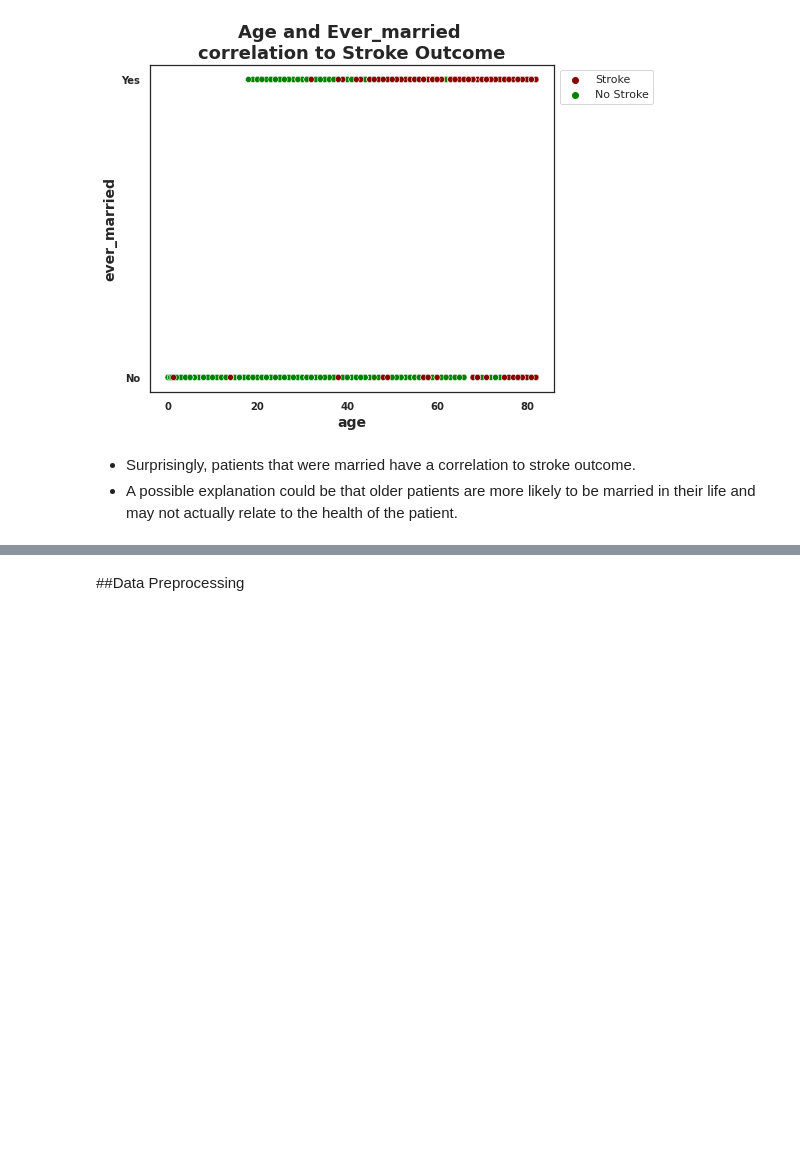
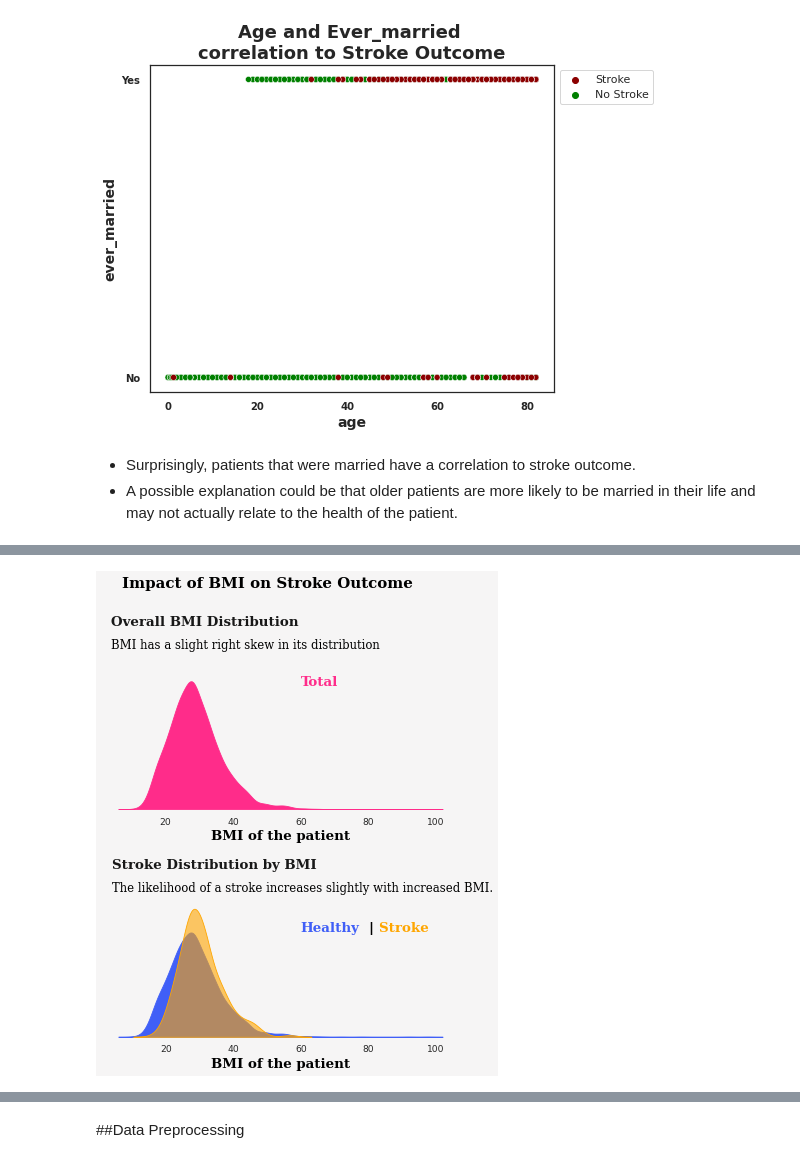
Before and after one commit to coding-dojo-data-science/Project-2-exemplar, a Jupyter notebook: Stroke_Prediction_Project.ipynb, the cells around one changed output, grey strips where cells are left out. Cells and saved outputs as stored; diff of their text form; code cells hidden in the pictures; blank space fills up the shorter version.

```diff
--- a/Stroke_Prediction_Project.ipynb
+++ b/Stroke_Prediction_Project.ipynb
@@ -434,0 +483,47 @@ scatter_plot('age', 'ever_married')
+# %%
+fig = plt.figure(figsize = (22,10), dpi = 60)
+
+gs = fig.add_gridspec(10,22)
+gs.update(wspace = 1, hspace = 0.05)
+
+#Subplots
+ax2 = fig.add_subplot(gs[1:4,0:8])
+ax3 = fig.add_subplot(gs[6:9, 0:8])
+
+#Axes settings
+axes = [ ax2, ax3]
+for ax in axes:
+    ax.axes.get_yaxis().set_visible(False)
+    ax.set_facecolor('#f6f5f5')
+
+    for loc in ['left', 'right', 'top', 'bottom']:
+        ax.spines[loc].set_visible(False)
+
+fig.patch.set_facecolor('#f6f5f5')
+
+
+#Distribution plots
+sns.kdeplot(data = df, x = 'bmi', ax = ax2, shade = True, color = '#ff2c8a', alpha = 1, )
+ax2.set_xlabel('BMI of the patient', fontdict = {'fontfamily':'Serif', 'color': 'black', 'size': 16,'weight':'bold' })
+ax2.text(4,0.0835,'Overall BMI Distribution', fontdict = {'fontfamily':'Serif', 'color': 'black', 'size': 16,'weight':'bold'}, alpha = 0.9)
+ax2.text(4,0.073, 'BMI has a slight right skew in its distribution', fontdict = {'fontfamily':'Serif', 'color': 'black', 'size': 14})
+
+ax2.text(60,0.056, 'Total', {'fontfamily': 'Serif','weight':'bold', 'Size': '16','style':'normal', 'weight':'bold','color':'#ff2c8a'})
+
+#Distribution plots with hue of strokes
+sns.kdeplot(data = df[df['stroke'] == 0], x = 'bmi',ax = ax3, shade = True,  alpha = 1, color = '#405ff7' )
+sns.kdeplot(data = df[df['stroke'] == 1], x = 'bmi',ax = ax3, shade = True,  alpha = 0.6, color = '#ffa600')
+
+ax3.set_xlabel('BMI of the patient', fontdict = {'fontfamily':'Serif', 'color': 'black', 'size': 16,'weight':'bold' })
+
+ax3.text(4,0.0925,'Stroke Distribution by BMI', fontdict = {'fontfamily':'Serif', 'color': 'black', 'size': 16,'weight':'bold'}, alpha= 0.9)
+ax3.text(4,0.080,'The likelihood of a stroke increases slightly with increased BMI.', fontdict = {'fontfamily':'Serif', 'color': 'black', 'size': 14})
+
+ax3.text(60,0.058, 'Healthy', {'fontfamily': 'Serif','weight':'bold', 'Size': '16','style':'normal', 'weight':'bold','color':'#405ff7'})
+ax3.text(80,0.058, '|', {'color':'black' , 'size':'16', 'weight': 'bold'})
+ax3.text(83,0.058, 'Stroke ', {'fontfamily': 'Serif','weight':'bold','Size': '16','weight':'bold','style':'normal', 'color':'#ffa600'})
+
+fig.text(.25, .95, 'Impact of BMI on Stroke Outcome', fontdict = {'fontfamily':'Serif', 'color': 'black', 'size': 18,'weight':'bold', 'ha': 'center'})
+fig.show()
+# %% [output]
+[figure, added]
```
Also changed, not shown: parts of 20 cells of this notebook.
